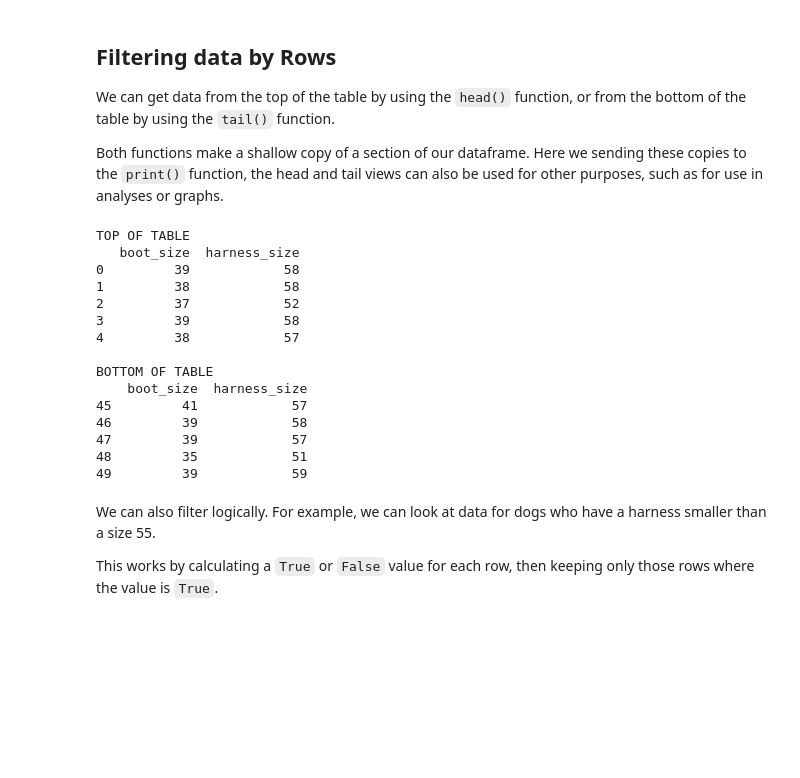
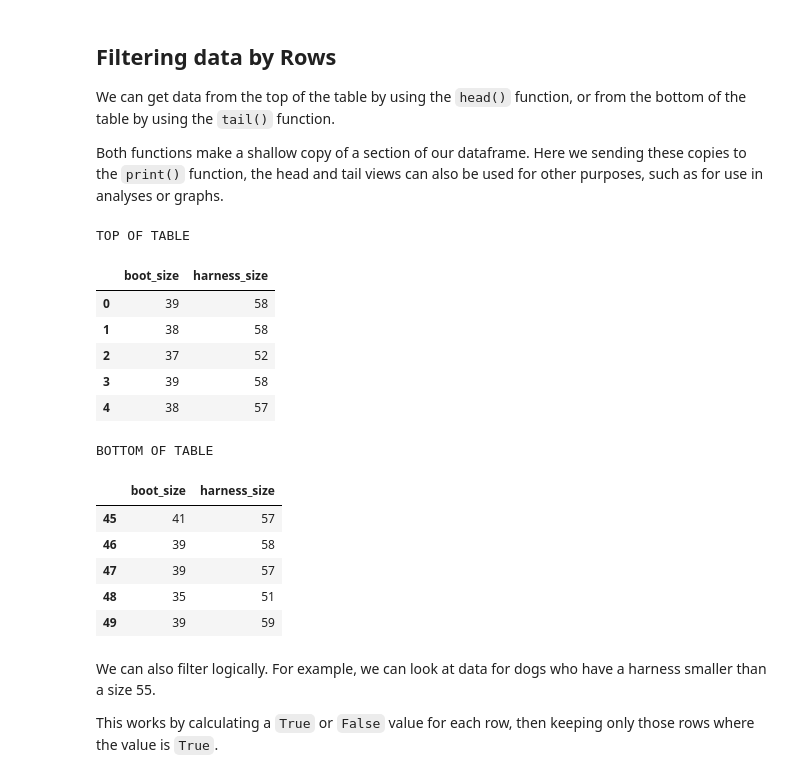
Before and after one commit to iliyaML/ms-machine-learning, a Jupyter notebook: regression/0a5_Datasets_in_Python.ipynb, the cells around one changed output. Saved outputs shown, nothing was run; the diff lists cells and outputs as text; code cells hidden in the pictures; blank space fills up the shorter version.

```diff
--- a/regression/0a5_Datasets_in_Python.ipynb
+++ b/regression/0a5_Datasets_in_Python.ipynb
@@ -100,27 +103,26 @@ Both functions make a shallow copy of a section of our dataframe. Here we sendin
 # %%
 # Print the data at the top of the table
 print("TOP OF TABLE")
-print(dataset.head())
+display(data_df.head())
 
 # print the data at the bottom of the table
 print("\nBOTTOM OF TABLE")
-print(dataset.tail())
+display(data_df.tail())
 # %% [output]
 TOP OF TABLE
-   boot_size  harness_size
-0         39            58
-1         38            58
-2         37            52
-3         39            58
-4         38            57
-
-BOTTOM OF TABLE
-    boot_size  harness_size
-45         41            57
-46         39            58
-47         39            57
-48         35            51
-49         39            59
+|  | boot_size | harness_size |
+| 0 | 39 | 58 |
+| 1 | 38 | 58 |
+| 2 | 37 | 52 |
+| 3 | 39 | 58 |
+| 4 | 38 | 57 |
+BOTTOM OF TABLE
+|  | boot_size | harness_size |
+| 45 | 41 | 57 |
+| 46 | 39 | 58 |
+| 47 | 39 | 57 |
+| 48 | 35 | 51 |
+| 49 | 39 | 59 |
 # %% [markdown]
 We can also filter logically. For example, we can look at data for dogs who have a harness smaller than a size 55.
 
```
Also changed, not shown: parts of 7 cells of this notebook, 2 other files.
